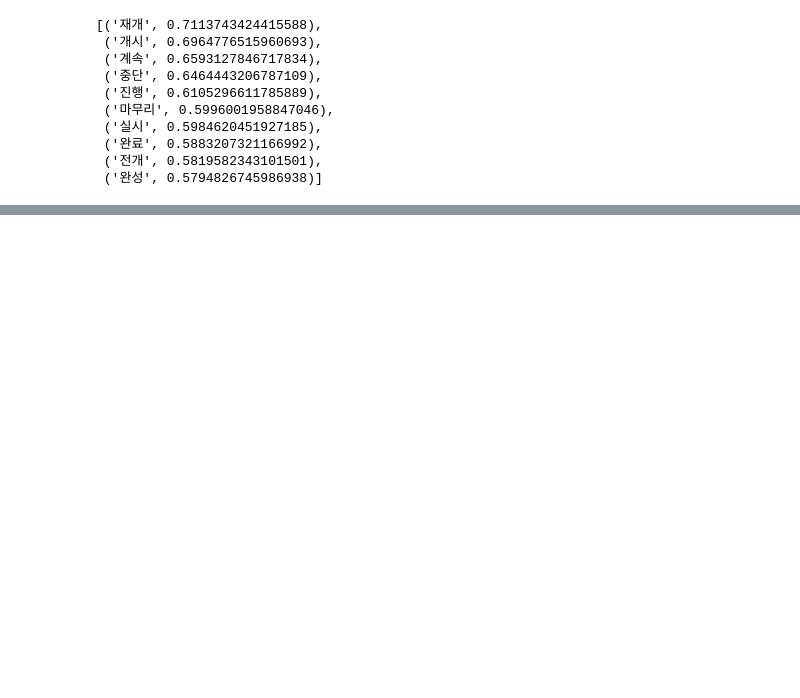
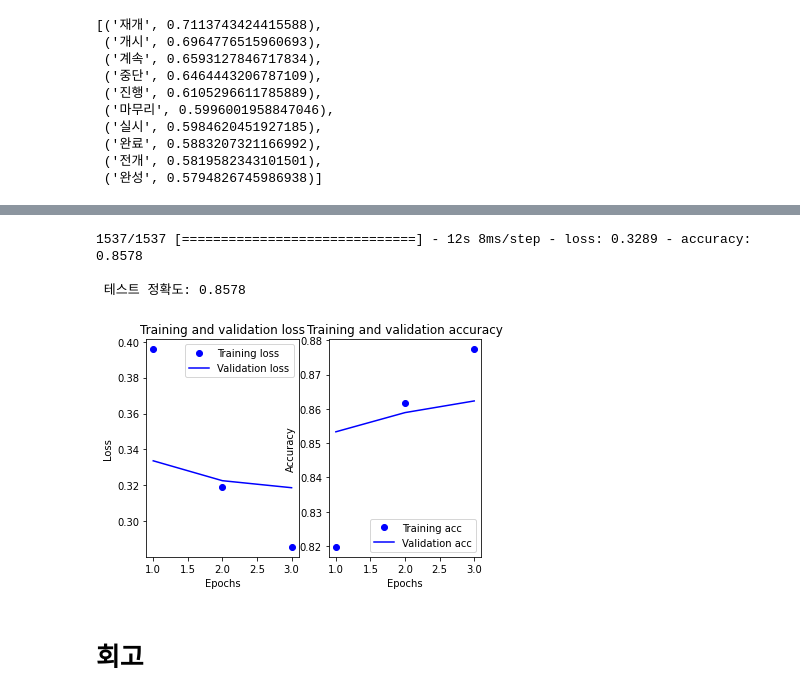
Before and after one commit to JHyeok-Choi/AIFFEL, a Jupyter notebook: [E-08]Sentiment_Analysis.ipynb, the cells around one changed output, grey strips where cells are left out. Drawn from its saved outputs; the diff is of its cells as text; code cells hidden in the pictures; blank space fills up the shorter version.

```diff
--- a/[E-08]Sentiment_Analysis.ipynb
+++ b/[E-08]Sentiment_Analysis.ipynb
@@ -731,0 +844,6 @@ gensim의 유사단어 찾기를 활용하여 자체학습한 임베딩과 사
+# %%
+sequence_input = tf.keras.Input(shape=(maxlen,), dtype='int32')
+embedded_sequences = tf.keras.layers.Embedding(vocab_size, 128, input_length=maxlen, mask_zero = True)(sequence_input)
+lstm = tf.keras.layers.Bidirectional(tf.keras.layers.LSTM(64, dropout=0.5, return_sequences = True))(embedded_sequences)
+
+lstm, forward_h, forward_c, backward_h, backward_c = tf.keras.layers.Bidirectional(tf.keras.layers.LSTM(64, return_sequences=True, return_state=True))(lstm)
@@ -731,0 +854,16 @@ gensim의 유사단어 찾기를 활용하여 자체학습한 임베딩과 사
+# %%
+state_h = tf.keras.layers.Concatenate()([forward_h, backward_h]) # 은닉 상태
+state_c = tf.keras.layers.Concatenate()([forward_c, backward_c]) # 셀 상태
+
+attention = BahdanauAttention(64) # 가중치 크기 정의
+context_vector, attention_weights = attention(lstm, state_h)
+
+dense1 = tf.keras.layers.Dense(20, activation="relu", kernel_initializer='he_normal')(context_vector)
+#dropout = tf.keras.layers.Dropout(0.3)(dense1)
+output = tf.keras.layers.Dense(1, activation="sigmoid")(dense1)
+model_a = tf.keras.Model(inputs=sequence_input, outputs=output)
+# %%
+model_a.compile(loss='binary_crossentropy', optimizer='adam', metrics=['accuracy'])
+
+history_a = model_a.fit(partial_X_train_post,
+                   partial_y_train, epochs=3, batch_size = 256, validation_data=(X_val_post, y_val), verbose=1)
@@ -731,0 +877,12 @@ gensim의 유사단어 찾기를 활용하여 자체학습한 임베딩과 사
+# %%
+print("\n 테스트 정확도: %.4f" % (model_a.evaluate(X_test_post, y_test)[1]))
+# %% [output]
+1537/1537 [==============================] - 12s 8ms/step - loss: 0.3289 - accuracy: 0.8578
+
+ 테스트 정확도: 0.8578
+# %%
+history_chart(history_a)
+# %% [output]
+[figure, added]
+# %% [markdown]
+# 회고
```
Also changed, not shown: parts of 57 cells of this notebook.
